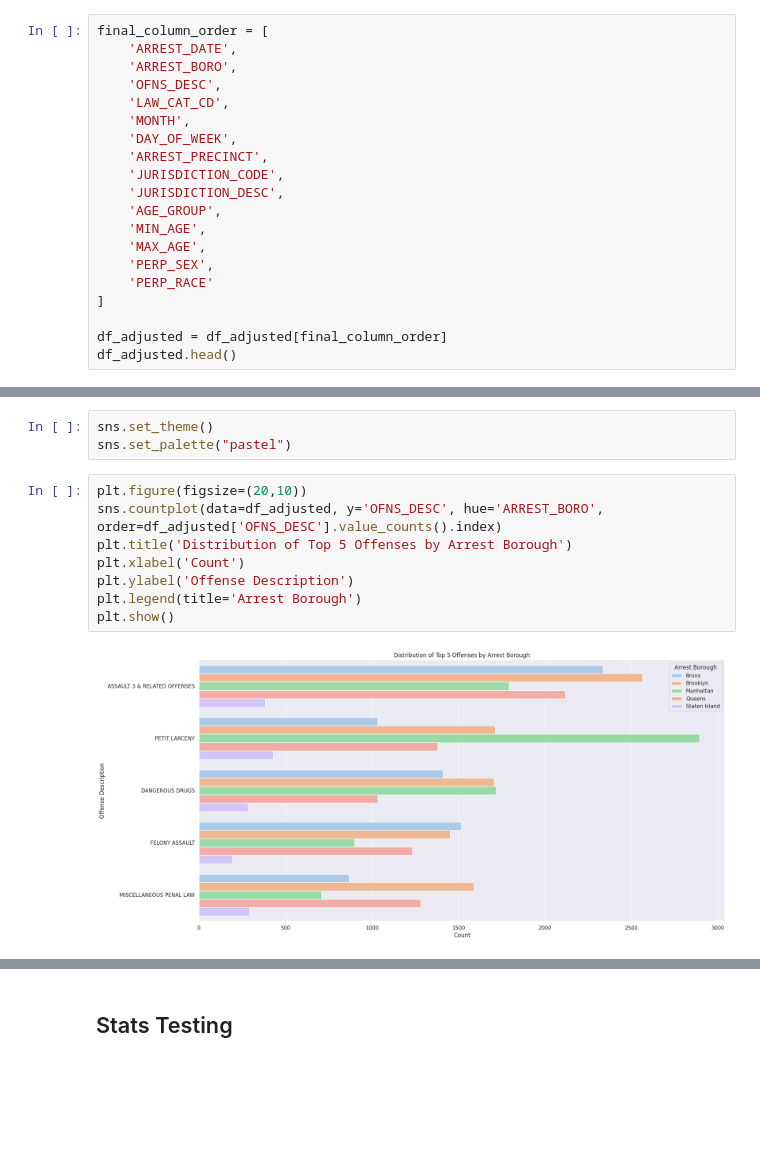
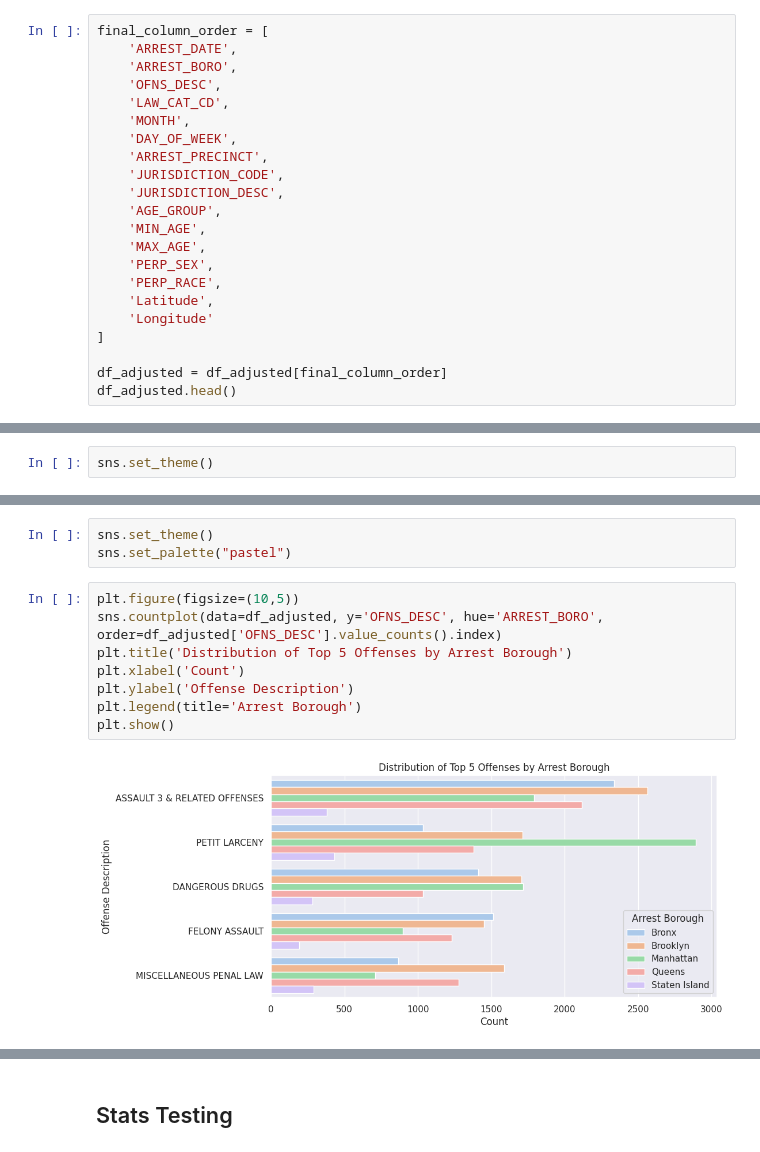
Before and after one commit to drod75/nyc-arrests-analysis, a Jupyter notebook: notebooks/finalNotebook.ipynb, the cells around one changed output, grey strips where cells are left out. Saved outputs shown, nothing was run; the diff lists cells and outputs as text; blank space fills up the shorter version.

```diff
--- a/notebooks/finalNotebook.ipynb
+++ b/notebooks/finalNotebook.ipynb
@@ -164,7 +164,9 @@ final_column_order = [
     'MIN_AGE',
     'MAX_AGE',
     'PERP_SEX',
-    'PERP_RACE'
+    'PERP_RACE',
+    'Latitude',
+    'Longitude'
 ]
 
 df_adjusted = df_adjusted[final_column_order]
@@ -195,0 +200,2 @@ df_adjusted.sort_values(final_cols)
+# %%
+sns.set_theme()
@@ -199,13 +253,13 @@ df_adjusted.sort_values(final_cols)
 sns.set_theme()
 sns.set_palette("pastel")
 # %%
-plt.figure(figsize=(20,10))
+plt.figure(figsize=(10,5))
 sns.countplot(data=df_adjusted, y='OFNS_DESC', hue='ARREST_BORO', order=df_adjusted['OFNS_DESC'].value_counts().index)
 plt.title('Distribution of Top 5 Offenses by Arrest Borough')
 plt.xlabel('Count')
 plt.ylabel('Offense Description')
 plt.legend(title='Arrest Borough')
 plt.show()
 # %% [output]
-[figure, old version]
+[figure, new version]
 # %%
```
Also changed, not shown: parts of 53 cells of this notebook.
